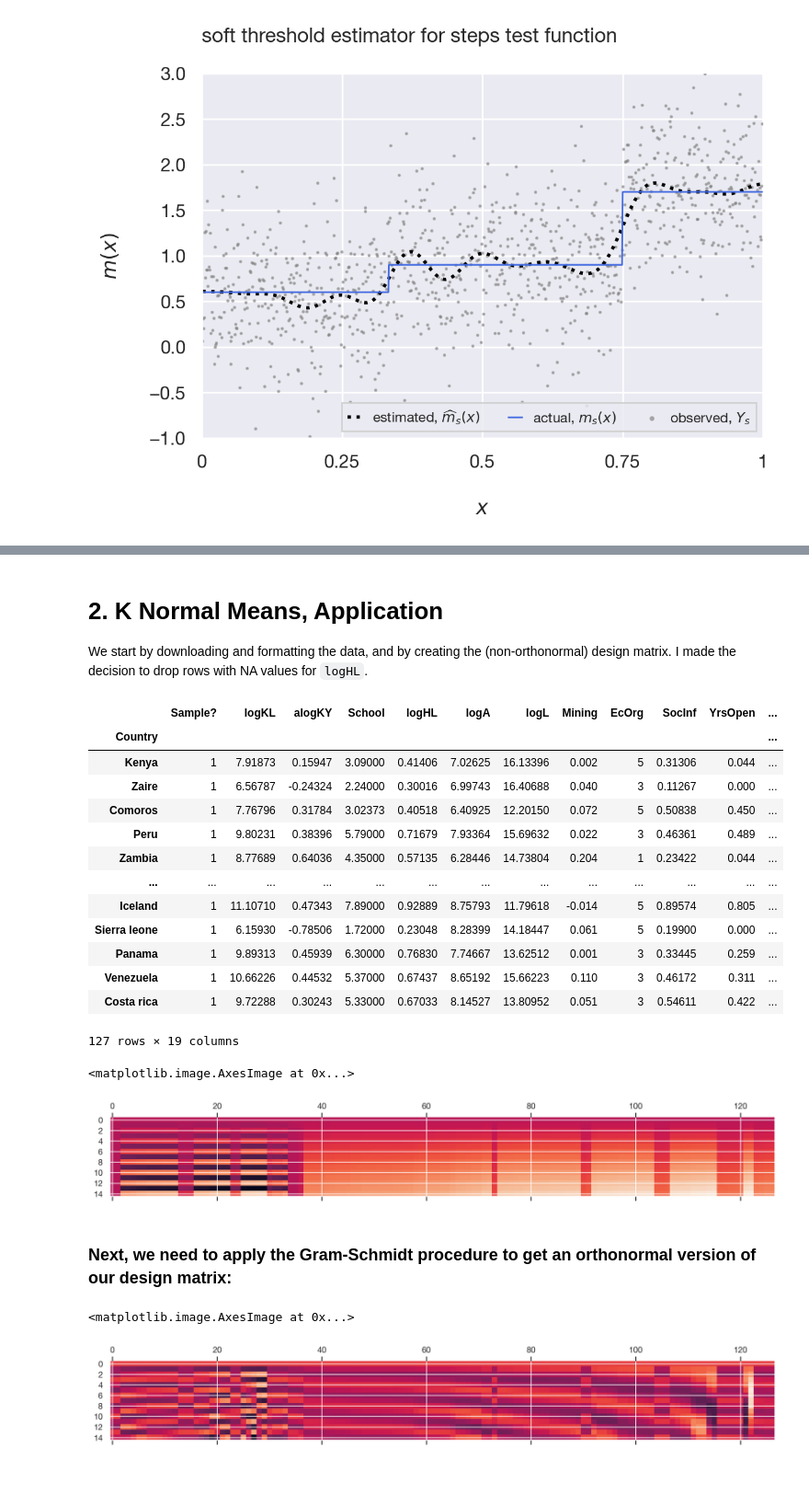
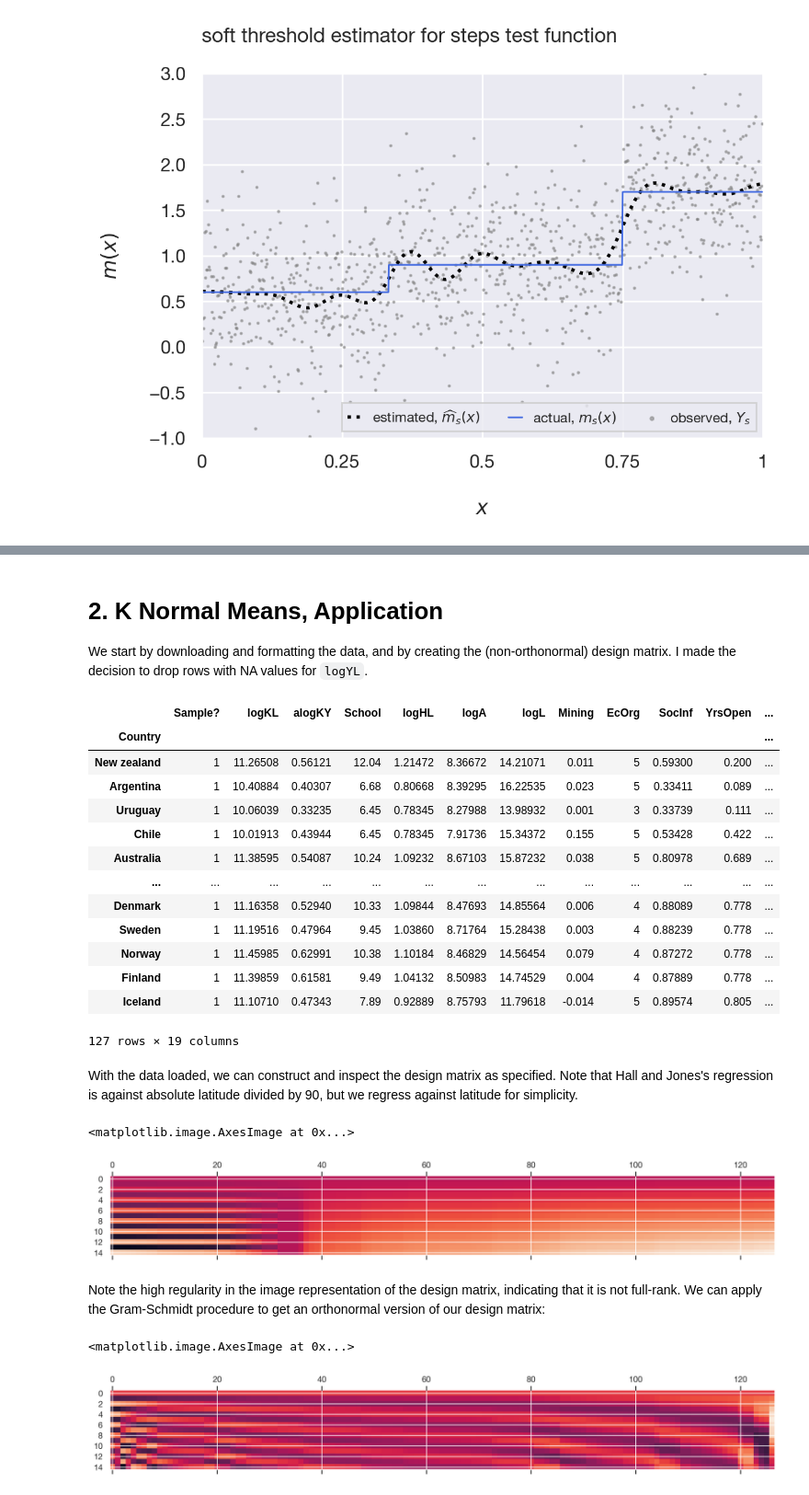
Before and after one commit to satejsoman/econ240a-regression, a Jupyter notebook: ECON240A_H2_pset3.ipynb, the cells around one changed output, grey strips where cells are left out. Shown at 92% size. Cells and saved outputs as stored; diff of their text form; code cells hidden in the pictures.

```diff
--- a/ECON240A_H2_pset3.ipynb
+++ b/ECON240A_H2_pset3.ipynb
@@ -221,7 +221,7 @@ for ((j, e), idx) in median_indices.items():
 # %% [markdown]
 # 2. K Normal Means, Application
 
-We start by downloading and formatting the data, and by creating the (non-orthonormal) design matrix. I made the decision to drop rows with NA values for `logHL`.
+We start by downloading and formatting the data, and by creating the (non-orthonormal) design matrix. I made the decision to drop rows with NA values for `logYL`.
 # %%
 # download the data
 hj_raw = requests.get("https://web.stanford.edu/~chadj/HallJones400.asc").text.split("\n")
@@ -237,56 +237,61 @@ hj_table2 = pd.read_fwf(table2_rows, skiprows = [1])
 for colname in [hj_table2.columns[_] for _ in [0, 2, -1]]:
     hj_table2[colname.split()] = hj_table2[colname].str.split(expand = True, n = 1)
     hj_table2.drop(columns = colname, inplace = True)
+hj_table2["logYL"   ] = hj_table2["logYL"   ].astype(float)
+hj_table2["Latitude"] = hj_table2["Latitude"].astype(float)
+hj_table2.set_index("Country", inplace = True)
+hj_table2.dropna(inplace = True)
 hj_table2.sort_values(by = "Latitude", inplace = True)
-hj_table2.set_index("Country", inplace = True)
-hj_table2.dropna(subset = ["logHL", "Latitude"], inplace = True)
 
 (hj_table2)
 # %% [output]
 |  | Sample? | logKL | alogKY | School | logHL | logA | logL | Mining | EcOrg | SocInf | YrsOpen | ... |
 | Country |  |  |  |  |  |  |  |  |  |  |  | ... |
-| Kenya | 1 | 7.91873 | 0.15947 | 3.09000 | 0.41406 | 7.02625 | 16.13396 | 0.002 | 5 | 0.31306 | 0.044 | ... |
-| Zaire | 1 | 6.56787 | -0.24324 | 2.24000 | 0.30016 | 6.99743 | 16.40688 | 0.040 | 3 | 0.11267 | 0.000 | ... |
-| Comoros | 1 | 7.76796 | 0.31784 | 3.02373 | 0.40518 | 6.40925 | 12.20150 | 0.072 | 5 | 0.50838 | 0.450 | ... |
-| Peru | 1 | 9.80231 | 0.38396 | 5.79000 | 0.71679 | 7.93364 | 15.69632 | 0.022 | 3 | 0.46361 | 0.489 | ... |
-| Zambia | 1 | 8.77689 | 0.64036 | 4.35000 | 0.57135 | 6.28446 | 14.73804 | 0.204 | 1 | 0.23422 | 0.044 | ... |
+| New zealand | 1 | 11.26508 | 0.56121 | 12.04 | 1.21472 | 8.36672 | 14.21071 | 0.011 | 5 | 0.59300 | 0.200 | ... |
+| Argentina | 1 | 10.40884 | 0.40307 | 6.68 | 0.80668 | 8.39295 | 16.22535 | 0.023 | 5 | 0.33411 | 0.089 | ... |
+| Uruguay | 1 | 10.06039 | 0.33235 | 6.45 | 0.78345 | 8.27988 | 13.98932 | 0.001 | 3 | 0.33739 | 0.111 | ... |
+| Chile | 1 | 10.01913 | 0.43944 | 6.45 | 0.78345 | 7.91736 | 15.34372 | 0.155 | 5 | 0.53428 | 0.422 | ... |
+| Australia | 1 | 11.38595 | 0.54087 | 10.24 | 1.09232 | 8.67103 | 15.87232 | 0.038 | 5 | 0.80978 | 0.689 | ... |
 | ... | ... | ... | ... | ... | ... | ... | ... | ... | ... | ... | ... | ... |
-| Iceland | 1 | 11.10710 | 0.47343 | 7.89000 | 0.92889 | 8.75793 | 11.79618 | -0.014 | 5 | 0.89574 | 0.805 | ... |
-| Sierra leone | 1 | 6.15930 | -0.78506 | 1.72000 | 0.23048 | 8.28399 | 14.18447 | 0.061 | 5 | 0.19900 | 0.000 | ... |
-| Panama | 1 | 9.89313 | 0.45939 | 6.30000 | 0.76830 | 7.74667 | 13.62512 | 0.001 | 3 | 0.33445 | 0.259 | ... |
-| Venezuela | 1 | 10.66226 | 0.44532 | 5.37000 | 0.67437 | 8.65192 | 15.66223 | 0.110 | 3 | 0.46172 | 0.311 | ... |
-| Costa rica | 1 | 9.72288 | 0.30243 | 5.33000 | 0.67033 | 8.14527 | 13.80952 | 0.051 | 3 | 0.54611 | 0.422 | ... |
+| Denmark | 1 | 11.16358 | 0.52940 | 10.33 | 1.09844 | 8.47693 | 14.85564 | 0.006 | 4 | 0.88089 | 0.778 | ... |
+| Sweden | 1 | 11.19516 | 0.47964 | 9.45 | 1.03860 | 8.71764 | 15.28438 | 0.003 | 4 | 0.88239 | 0.778 | ... |
+| Norway | 1 | 11.45985 | 0.62991 | 10.38 | 1.10184 | 8.46829 | 14.56454 | 0.079 | 4 | 0.87272 | 0.778 | ... |
+| Finland | 1 | 11.39859 | 0.61581 | 9.49 | 1.04132 | 8.50983 | 14.74529 | 0.004 | 4 | 0.87889 | 0.778 | ... |
+| Iceland | 1 | 11.10710 | 0.47343 | 7.89 | 0.92889 | 8.75793 | 11.79618 | -0.014 | 5 | 0.89574 | 0.805 | ... |
 127 rows × 19 columns
+# %% [markdown]
+With the data loaded, we can construct and inspect the design matrix as specified. Note that Hall and Jones's regression is against absolute latitude divided by 90, but we regress against latitude for simplicity.
 # %%
-# extract the latitude and create the design matrix
-latitude = hj_table2["Latitude"].astype(float).to_numpy()
-design_matrix = (latitude ** np.arange(0, 15)[:, None]).T
+# size of basis for regression
+K = 15
 
-# extract the target variable for the prediction task
-Y = hj_table2["logHL"]
+# extract the target variable for the prediction task, and create the design matrix
+Y = logYL     = hj_table2["logYL"   ].to_numpy()
+ϕ = latitude  = hj_table2["Latitude"].to_numpy()
+design_matrix = (ϕ ** np.arange(0, K)[:, None]).T
 
 # take a look at the design matrix to make sure it looks right
 plt.matshow(np.arcsinh(design_matrix).T)
 # %% [output]
 <matplotlib.image.AxesImage at 0x...>
-[figure, old version]
+[figure, new version]
 # %% [markdown]
-### Next, we need to apply the Gram-Schmidt procedure to get an orthonormal version of our design matrix:
+Note the high regularity in the image representation of the design matrix, indicating that it is not full-rank. We can apply the Gram-Schmidt procedure to get an orthonormal version of our design matrix:
 # %%
 def gram_schmidt(X):
     # start with empty set so first vector is automatically normalized
     U = []
     for x in X.T: # iterate over columns
         # project each vector onto existing set
         u = x - sum([x.dot(u)/u.dot(u) * u for u in U])
         # add normalized non-zero vector to set
         if np.any(u): U.append(u/np.linalg.norm(u))
     return np.array(U).T
 
-X = orthonormal_basis = gram_schmidt(design_matrix)
+W = orthonormal_basis = gram_schmidt(design_matrix)
 
 plt.matshow(np.arcsinh(orthonormal_basis).T)
 # %% [output]
 <matplotlib.image.AxesImage at 0x...>
-[figure, old version]
+[figure, new version]
 # %% [markdown]
```
Also changed, not shown: parts of 13 cells of this notebook.
